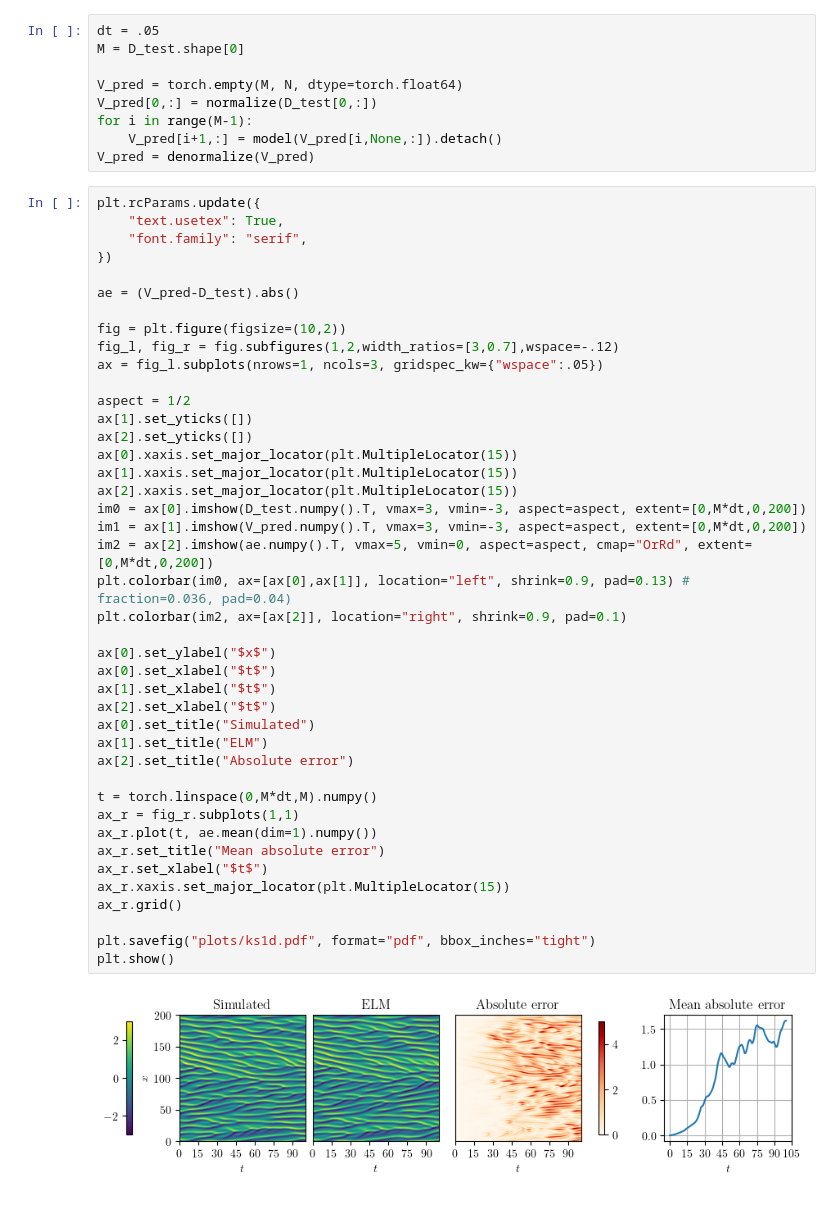
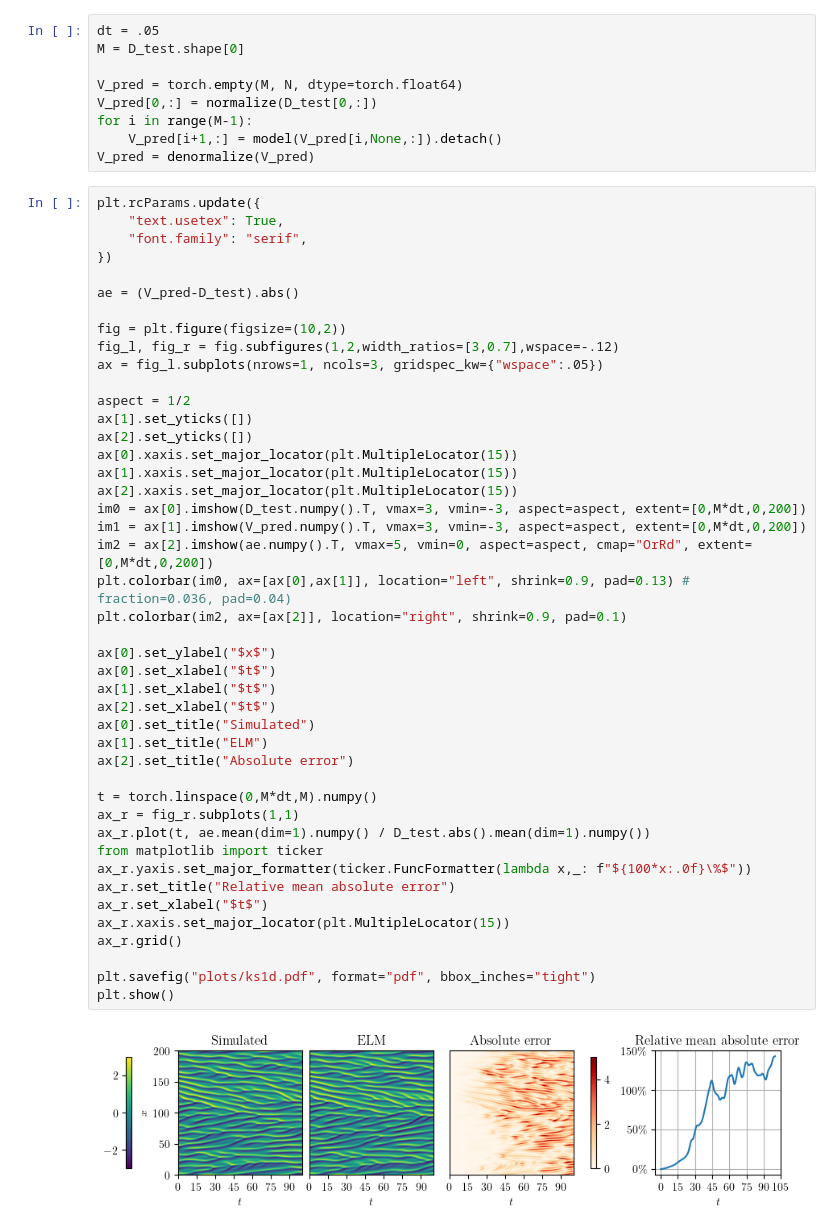
Before and after one commit to graps1/ELM-PDEs, a Jupyter notebook: ks1d/ks1d.ipynb, the cells around one changed output. Drawn from its saved outputs; the diff is of its cells as text.

Commit message:
relative errors

```diff
--- a/ks1d/ks1d.ipynb
+++ b/ks1d/ks1d.ipynb
@@ -74,33 +74,35 @@ ax = fig_l.subplots(nrows=1, ncols=3, gridspec_kw={"wspace":.05})
 
 aspect = 1/2
 ax[1].set_yticks([])
 ax[2].set_yticks([])
 ax[0].xaxis.set_major_locator(plt.MultipleLocator(15))
 ax[1].xaxis.set_major_locator(plt.MultipleLocator(15))
 ax[2].xaxis.set_major_locator(plt.MultipleLocator(15))
 im0 = ax[0].imshow(D_test.numpy().T, vmax=3, vmin=-3, aspect=aspect, extent=[0,M*dt,0,200])
 im1 = ax[1].imshow(V_pred.numpy().T, vmax=3, vmin=-3, aspect=aspect, extent=[0,M*dt,0,200])
 im2 = ax[2].imshow(ae.numpy().T, vmax=5, vmin=0, aspect=aspect, cmap="OrRd", extent=[0,M*dt,0,200])
 plt.colorbar(im0, ax=[ax[0],ax[1]], location="left", shrink=0.9, pad=0.13) # fraction=0.036, pad=0.04)
 plt.colorbar(im2, ax=[ax[2]], location="right", shrink=0.9, pad=0.1)
 
 ax[0].set_ylabel("$x$")
 ax[0].set_xlabel("$t$")
 ax[1].set_xlabel("$t$")
 ax[2].set_xlabel("$t$")
 ax[0].set_title("Simulated")
 ax[1].set_title("ELM")
 ax[2].set_title("Absolute error")
 
 t = torch.linspace(0,M*dt,M).numpy()
 ax_r = fig_r.subplots(1,1)
-ax_r.plot(t, ae.mean(dim=1).numpy())
-ax_r.set_title("Mean absolute error")
+ax_r.plot(t, ae.mean(dim=1).numpy() / D_test.abs().mean(dim=1).numpy())
+from matplotlib import ticker
+ax_r.yaxis.set_major_formatter(ticker.FuncFormatter(lambda x,_: f"${100*x:.0f}\%$"))
+ax_r.set_title("Relative mean absolute error")
 ax_r.set_xlabel("$t$")
 ax_r.xaxis.set_major_locator(plt.MultipleLocator(15))
 ax_r.grid()
 
 plt.savefig("plots/ks1d.pdf", format="pdf", bbox_inches="tight")
 plt.show()
 # %% [output]
-[figure, old version]
+[figure, new version]
```
Also changed, not shown: 6 other files.
